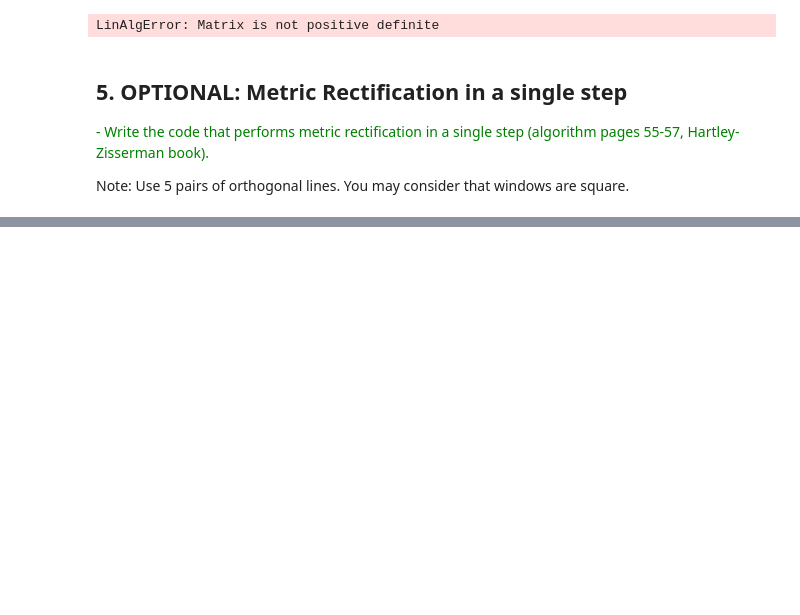
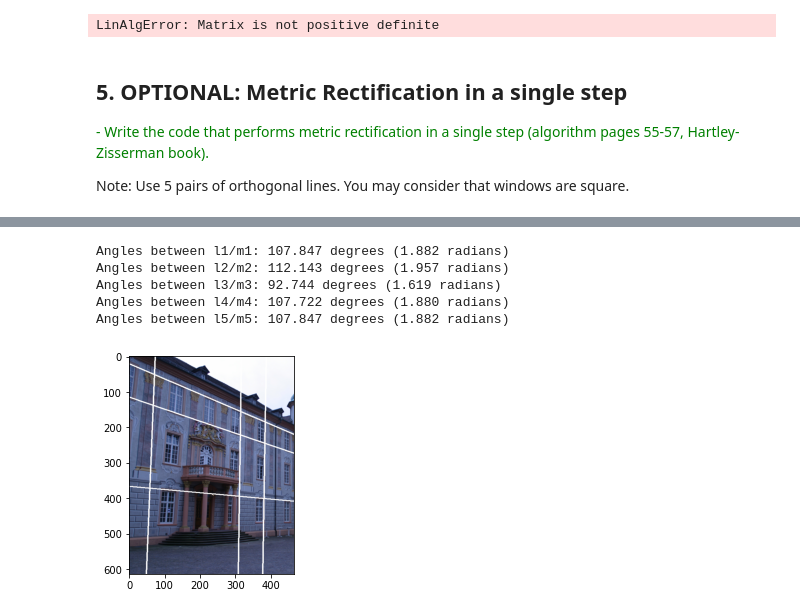
Before and after one commit to brugues/MCV-M4, a Jupyter notebook: lab1/lab1.ipynb, the cells around one changed output, grey strips where cells are left out. Saved outputs shown, nothing was run; the diff lists cells and outputs as text; code cells hidden in the pictures; blank space fills up the shorter version.

```diff
--- a/lab1/lab1.ipynb
+++ b/lab1/lab1.ipynb
@@ -558,3 +583,8 @@ LinAlgError: Matrix is not positive definite
 <span style='color:Green'> - Write the code that performs metric rectification in a single step (algorithm pages 55-57, Hartley-Zisserman book). </span>
 
 Note: Use 5 pairs of orthogonal lines. You may consider that windows are square.
+# %%
+img_path = "./Data/0001_s.png"
+I_to_crop = Image.open(img_path)
+I = array_to_image(np.array(I_to_crop)[:,0:465,:])
+plot_img(I)
@@ -560,0 +593,58 @@ Note: Use 5 pairs of orthogonal lines. You may consider that windows are square.
+# %%
+lines_path = "./Data/0001_s_info_lines.txt"
+A = np.loadtxt(lines_path)
+
+# points of interest
+p1,p2 = get_points(A, 644)
+p3,p4 = get_points(A, 158)
+
+p5,p6 = get_points(A, 613)
+p7,p8 = get_points(A, 540)
+
+p9,p10 = get_points(A, 187)
+p11,p12 = get_points(A, 342)
+
+p13,p14 = get_points(A, 540)
+p15,p16 = get_points(A, 158)
+
+p17,p18 = get_points(A, 644)
+p19,p20 = get_points(A, 158)
+
+# get lines of interest
+l1 = np.cross(p1,p2)
+m1 = np.cross(p3,p4)
+
+l2 = np.cross(p5,p6)
+m2 = np.cross(p7,p8)
+
+l3 = np.cross(p9,p10)
+m3 = np.cross(p11,p12)
+
+l4 = np.cross(p13,p14)
+m4 = np.cross(p15,p16)
+
+l5 = np.cross(p17,p18)
+m5 = np.cross(p19,p20)
+
+# Check angles between each pair of lines before the rectification
+angle_l1_m1 = get_angle(l1, m1)
+angle_l2_m2 = get_angle(l2, m2)
+angle_l3_m3 = get_angle(l3, m3)
+angle_l4_m4 = get_angle(l4, m4)
+angle_l5_m5 = get_angle(l5, m5)
+
+print(f'Angles between l1/m1: {angle_l1_m1:.3f} degrees ({angle_l1_m1*2*np.pi/360:.3f} radians)')
+print(f'Angles between l2/m2: {angle_l2_m2:.3f} degrees ({angle_l2_m2*2*np.pi/360:.3f} radians)')
+print(f'Angles between l3/m3: {angle_l3_m3:.3f} degrees ({angle_l3_m3*2*np.pi/360:.3f} radians)')
+print(f'Angles between l4/m4: {angle_l4_m4:.3f} degrees ({angle_l4_m4*2*np.pi/360:.3f} radians)')
+print(f'Angles between l5/m5: {angle_l5_m5:.3f} degrees ({angle_l5_m5*2*np.pi/360:.3f} radians)')
+# %% [output]
+Angles between l1/m1: 107.847 degrees (1.882 radians)
+Angles between l2/m2: 112.143 degrees (1.957 radians)
+Angles between l3/m3: 92.744 degrees (1.619 radians)
+Angles between l4/m4: 107.722 degrees (1.880 radians)
+Angles between l5/m5: 107.847 degrees (1.882 radians)
+# %%
+draw_image_lines(I.copy(), [l1,m1,l2,m2,l3,m3,l4,m4,l5,m5])
+# %% [output]
+[figure, added]
```
Also changed, not shown: parts of 13 cells of this notebook.
